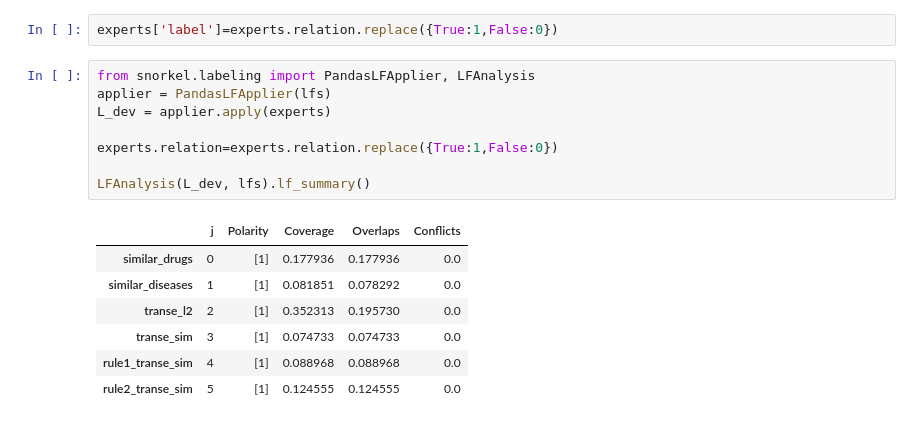
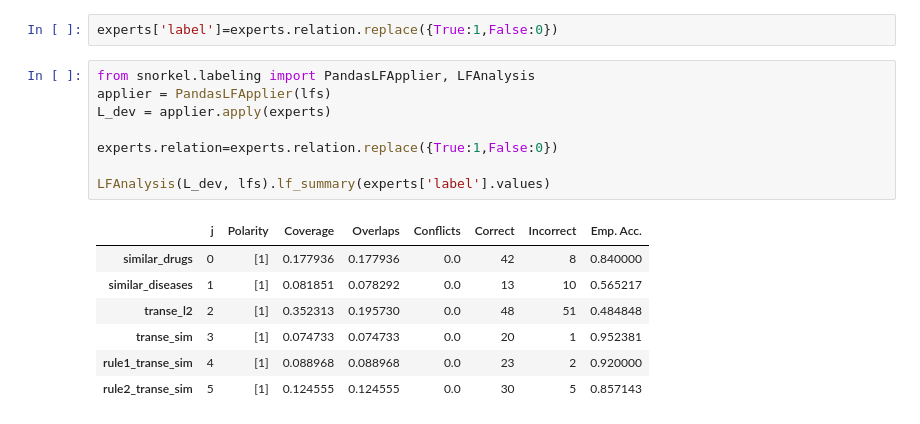
Before and after one commit to MaastrichtU-IDS/KGRulEm, a Jupyter notebook: notebook/Probablistic Rules-Snorkel.ipynb, the cells around one changed output. Saved outputs shown, nothing was run; the diff lists cells and outputs as text.

```diff
--- a/notebook/Probablistic Rules-Snorkel.ipynb
+++ b/notebook/Probablistic Rules-Snorkel.ipynb
@@ -415,16 +415,16 @@ experts['label']=experts.relation.replace({True:1,False:0})
 # %%
 from snorkel.labeling import PandasLFApplier, LFAnalysis
 applier = PandasLFApplier(lfs)
 L_dev = applier.apply(experts)
 
 experts.relation=experts.relation.replace({True:1,False:0})
 
-LFAnalysis(L_dev, lfs).lf_summary()
+LFAnalysis(L_dev, lfs).lf_summary(experts['label'].values)
 # %% [output]
-|  | j | Polarity | Coverage | Overlaps | Conflicts |
-| similar_drugs | 0 | [1] | 0.177936 | 0.177936 | 0.0 |
-| similar_diseases | 1 | [1] | 0.081851 | 0.078292 | 0.0 |
-| transe_l2 | 2 | [1] | 0.352313 | 0.195730 | 0.0 |
-| transe_sim | 3 | [1] | 0.074733 | 0.074733 | 0.0 |
-| rule1_transe_sim | 4 | [1] | 0.088968 | 0.088968 | 0.0 |
-| rule2_transe_sim | 5 | [1] | 0.124555 | 0.124555 | 0.0 |
+|  | j | Polarity | Coverage | Overlaps | Conflicts | Correct | Incorrect | Emp. Acc. |
+| similar_drugs | 0 | [1] | 0.177936 | 0.177936 | 0.0 | 42 | 8 | 0.840000 |
+| similar_diseases | 1 | [1] | 0.081851 | 0.078292 | 0.0 | 13 | 10 | 0.565217 |
+| transe_l2 | 2 | [1] | 0.352313 | 0.195730 | 0.0 | 48 | 51 | 0.484848 |
+| transe_sim | 3 | [1] | 0.074733 | 0.074733 | 0.0 | 20 | 1 | 0.952381 |
+| rule1_transe_sim | 4 | [1] | 0.088968 | 0.088968 | 0.0 | 23 | 2 | 0.920000 |
+| rule2_transe_sim | 5 | [1] | 0.124555 | 0.124555 | 0.0 | 30 | 5 | 0.857143 |
```
Also changed, not shown: parts of 2 cells of this notebook.
